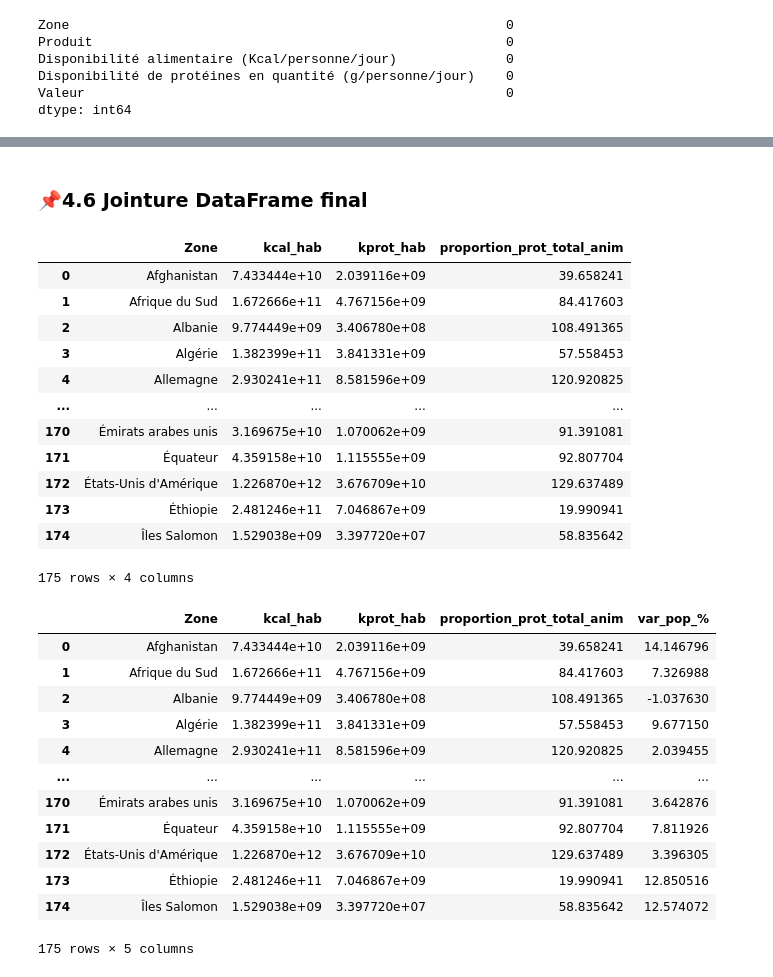
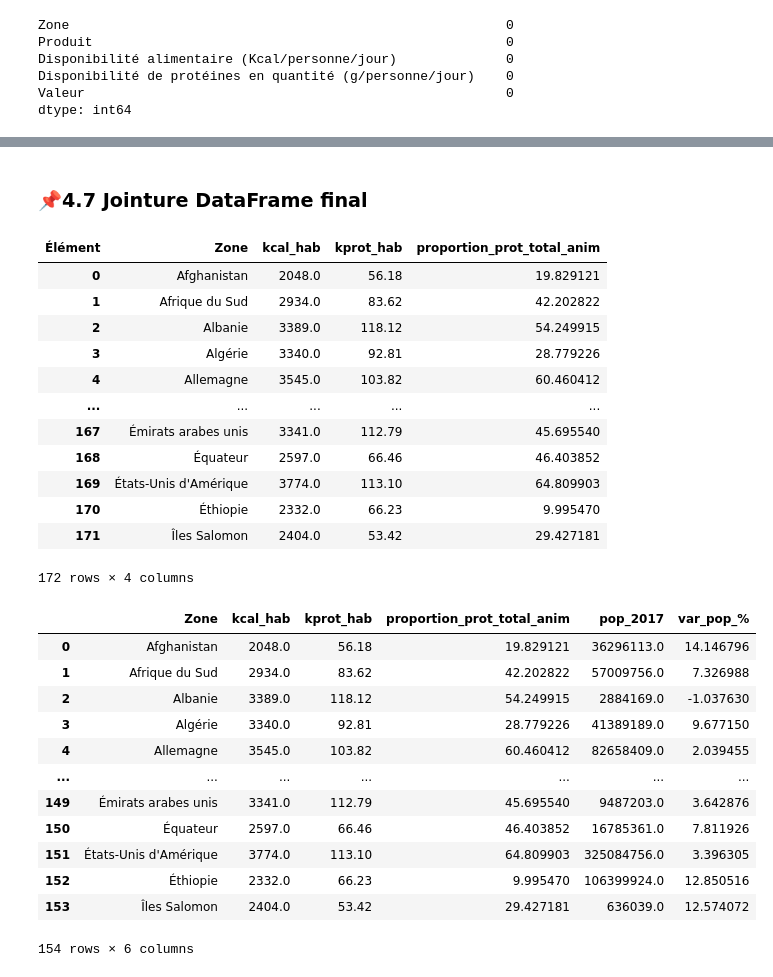
Before and after one commit to pouriaforouzesh/projet-3, a Jupyter notebook: P5_01_code.ipynb, the cells around one changed output, grey strips where cells are left out. Drawn from its saved outputs; the diff is of its cells as text; code cells hidden in the pictures.

```diff
--- a/P5_01_code.ipynb
+++ b/P5_01_code.ipynb
@@ -408,5 +624,7 @@ alim_1.head()
 # %%
 alim_group =alim_1.groupby('Zone').sum()
 alim_group.reset_index(inplace=True)
+alim_group.rename(columns={'Disponibilité alimentaire (Kcal/personne/jour)':'kcal_hab',
+                           'Disponibilité de protéines en quantité (g/personne/jour)':'kprot_hab'}, inplace=True)
 alim_group
 # %% [output]
@@ -458,10 +686,10 @@ alim_anim_group
 ### 📌4.4 proportion de protéines d'origine animale par rapport à la quantité totale de protéines dans la disponibilité alimentaire du pays
 # %%
 #Jointure prot total et prot anim
-prot_total_anim = pd.merge(alim_group[['Zone','Disponibilité de protéines en quantité (g/personne/jour)']], alim_anim_group[['Zone', 'Disponibilité de protéines en quantité (g/personne/jour)']], on="Zone",how = 'inner')
+prot_total_anim = pd.merge(alim_group[['Zone','kprot_hab']], alim_anim_group[['Zone', 'Disponibilité de protéines en quantité (g/personne/jour)']], on="Zone",how = 'inner')
 #Renemer
-prot_total_anim.rename(columns = {'Disponibilité de protéines en quantité (g/personne/jour)_x':'Dispo_prot_total', 'Disponibilité de protéines en quantité (g/personne/jour)_y': 'Dispo_prot_Animal'}, inplace = True)
+prot_total_anim.rename(columns = {'Disponibilité de protéines en quantité (g/personne/jour)': 'Dispo_prot_Animal'}, inplace = True)
 #Colonne %
-prot_total_anim['proportion_prot_total_anim'] = (prot_total_anim['Dispo_prot_Animal'] / prot_total_anim['Dispo_prot_total']) * 100
+prot_total_anim['proportion_prot_total_anim'] = (prot_total_anim['Dispo_prot_Animal'] / prot_total_anim['kprot_hab']) * 100
 prot_total_anim
 # %% [output]
@@ -480,0 +718,2 @@ prot_total_anim
+# %%
+prot_total_anim.replace( np.nan , 0.0 , inplace = True)
@@ -577,36 +874,38 @@ prot_total_pop_group
 # %% [markdown]
-### 📌4.6 Jointure DataFrame final
+### 📌4.7 Jointure DataFrame final
 # %%
-df_1 = pd.merge(prot_total_pop_group[['Zone','kcal_hab','kprot_hab']],prot_total_anim[['Zone', 'proportion_prot_total_anim']], on='Zone', how='inner')
+#df pop et anim
+df_1 = pd.merge(alim_group[['Zone','kcal_hab','kprot_hab']],prot_total_anim[['Zone', 'proportion_prot_total_anim']], on='Zone', how='inner')
 df_1
 # %% [output]
-|  | Zone | kcal_hab | kprot_hab | proportion_prot_total_anim |
-| 0 | Afghanistan | 7.433444e+10 | 2.039116e+09 | 39.658241 |
-| 1 | Afrique du Sud | 1.672666e+11 | 4.767156e+09 | 84.417603 |
-| 2 | Albanie | 9.774449e+09 | 3.406780e+08 | 108.491365 |
-| 3 | Algérie | 1.382399e+11 | 3.841331e+09 | 57.558453 |
-| 4 | Allemagne | 2.930241e+11 | 8.581596e+09 | 120.920825 |
+| Élément | Zone | kcal_hab | kprot_hab | proportion_prot_total_anim |
+| 0 | Afghanistan | 2048.0 | 56.18 | 19.829121 |
+| 1 | Afrique du Sud | 2934.0 | 83.62 | 42.202822 |
+| 2 | Albanie | 3389.0 | 118.12 | 54.249915 |
+| 3 | Algérie | 3340.0 | 92.81 | 28.779226 |
+| 4 | Allemagne | 3545.0 | 103.82 | 60.460412 |
 | ... | ... | ... | ... | ... |
-| 170 | Émirats arabes unis | 3.169675e+10 | 1.070062e+09 | 91.391081 |
-| 171 | Équateur | 4.359158e+10 | 1.115555e+09 | 92.807704 |
-| 172 | États-Unis d'Amérique | 1.226870e+12 | 3.676709e+10 | 129.637489 |
-| 173 | Éthiopie | 2.481246e+11 | 7.046867e+09 | 19.990941 |
-| 174 | Îles Salomon | 1.529038e+09 | 3.397720e+07 | 58.835642 |
+| 167 | Émirats arabes unis | 3341.0 | 112.79 | 45.695540 |
+| 168 | Équateur | 2597.0 | 66.46 | 46.403852 |
+| 169 | États-Unis d'Amérique | 3774.0 | 113.10 | 64.809903 |
+| 170 | Éthiopie | 2332.0 | 66.23 | 9.995470 |
+| 171 | Îles Salomon | 2404.0 | 53.42 | 29.427181 |
-175 rows × 4 columns
+172 rows × 4 columns
 # %%
-df = pd.merge(df_1, pop_var[['Zone', 'var_pop_%']], on='Zone', how = 'inner')
-df
+#df pop variation et df1
+df_2 = pd.merge(df_1, pop_var[['Zone','pop_2017', 'var_pop_%']], on='Zone', how = 'inner')
+df_2
 # %% [output]
-|  | Zone | kcal_hab | kprot_hab | proportion_prot_total_anim | var_pop_% |
-| 0 | Afghanistan | 7.433444e+10 | 2.039116e+09 | 39.658241 | 14.146796 |
-| 1 | Afrique du Sud | 1.672666e+11 | 4.767156e+09 | 84.417603 | 7.326988 |
-| 2 | Albanie | 9.774449e+09 | 3.406780e+08 | 108.491365 | -1.037630 |
-| 3 | Algérie | 1.382399e+11 | 3.841331e+09 | 57.558453 | 9.677150 |
-| 4 | Allemagne | 2.930241e+11 | 8.581596e+09 | 120.920825 | 2.039455 |
-| ... | ... | ... | ... | ... | ... |
-| 170 | Émirats arabes unis | 3.169675e+10 | 1.070062e+09 | 91.391081 | 3.642876 |
-| 171 | Équateur | 4.359158e+10 | 1.115555e+09 | 92.807704 | 7.811926 |
-| 172 | États-Unis d'Amérique | 1.226870e+12 | 3.676709e+10 | 129.637489 | 3.396305 |
-| 173 | Éthiopie | 2.481246e+11 | 7.046867e+09 | 19.990941 | 12.850516 |
-| 174 | Îles Salomon | 1.529038e+09 | 3.397720e+07 | 58.835642 | 12.574072 |
+|  | Zone | kcal_hab | kprot_hab | proportion_prot_total_anim | pop_2017 | var_pop_% |
+| 0 | Afghanistan | 2048.0 | 56.18 | 19.829121 | 36296113.0 | 14.146796 |
+| 1 | Afrique du Sud | 2934.0 | 83.62 | 42.202822 | 57009756.0 | 7.326988 |
+| 2 | Albanie | 3389.0 | 118.12 | 54.249915 | 2884169.0 | -1.037630 |
+| 3 | Algérie | 3340.0 | 92.81 | 28.779226 | 41389189.0 | 9.677150 |
+| 4 | Allemagne | 3545.0 | 103.82 | 60.460412 | 82658409.0 | 2.039455 |
+| ... | ... | ... | ... | ... | ... | ... |
+| 149 | Émirats arabes unis | 3341.0 | 112.79 | 45.695540 | 9487203.0 | 3.642876 |
+| 150 | Équateur | 2597.0 | 66.46 | 46.403852 | 16785361.0 | 7.811926 |
+| 151 | États-Unis d'Amérique | 3774.0 | 113.10 | 64.809903 | 325084756.0 | 3.396305 |
+| 152 | Éthiopie | 2332.0 | 66.23 | 9.995470 | 106399924.0 | 12.850516 |
+| 153 | Îles Salomon | 2404.0 | 53.42 | 29.427181 | 636039.0 | 12.574072 |
-175 rows × 5 columns
+154 rows × 6 columns
```
Also changed, not shown: parts of 116 cells of this notebook, 1 other file.
